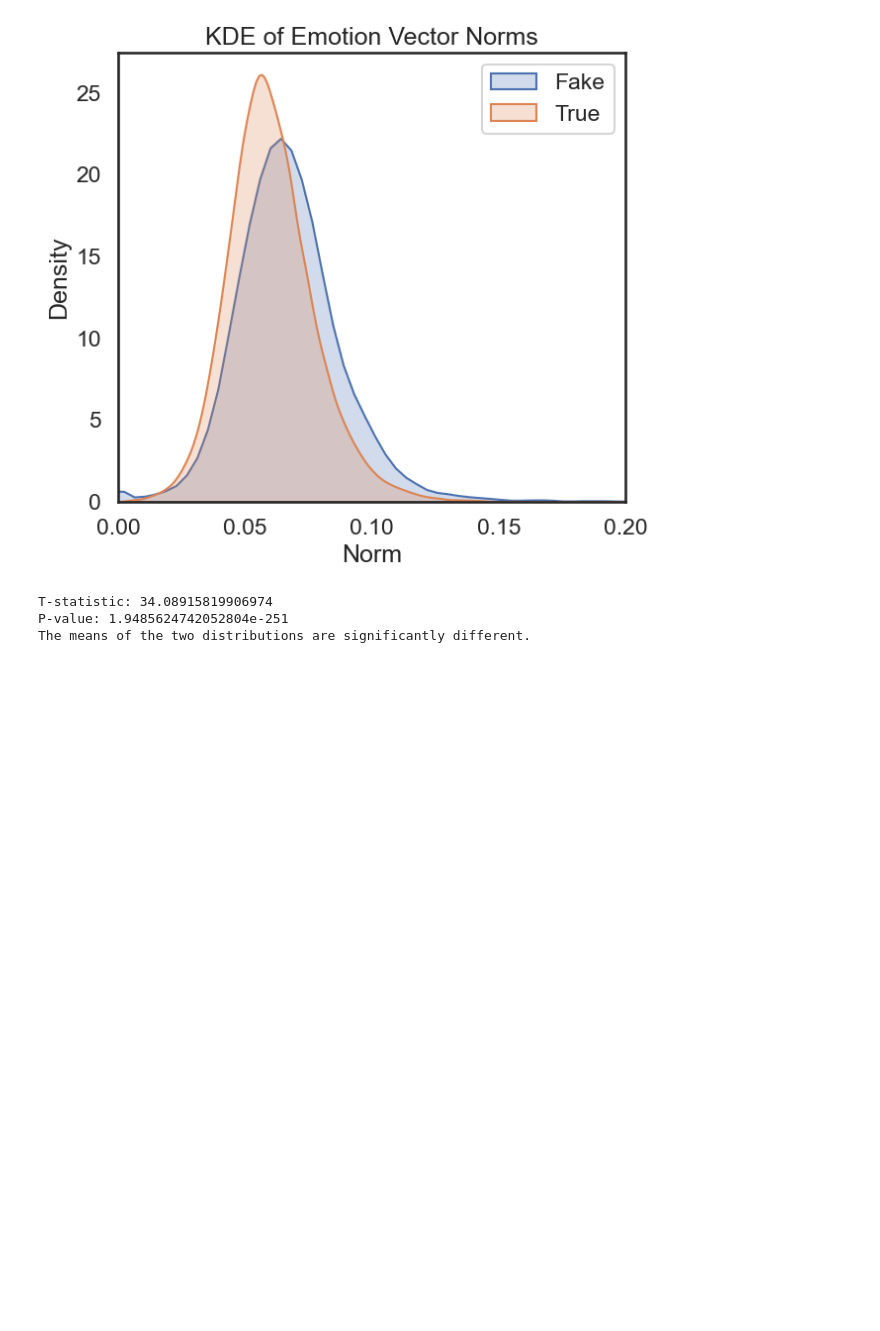
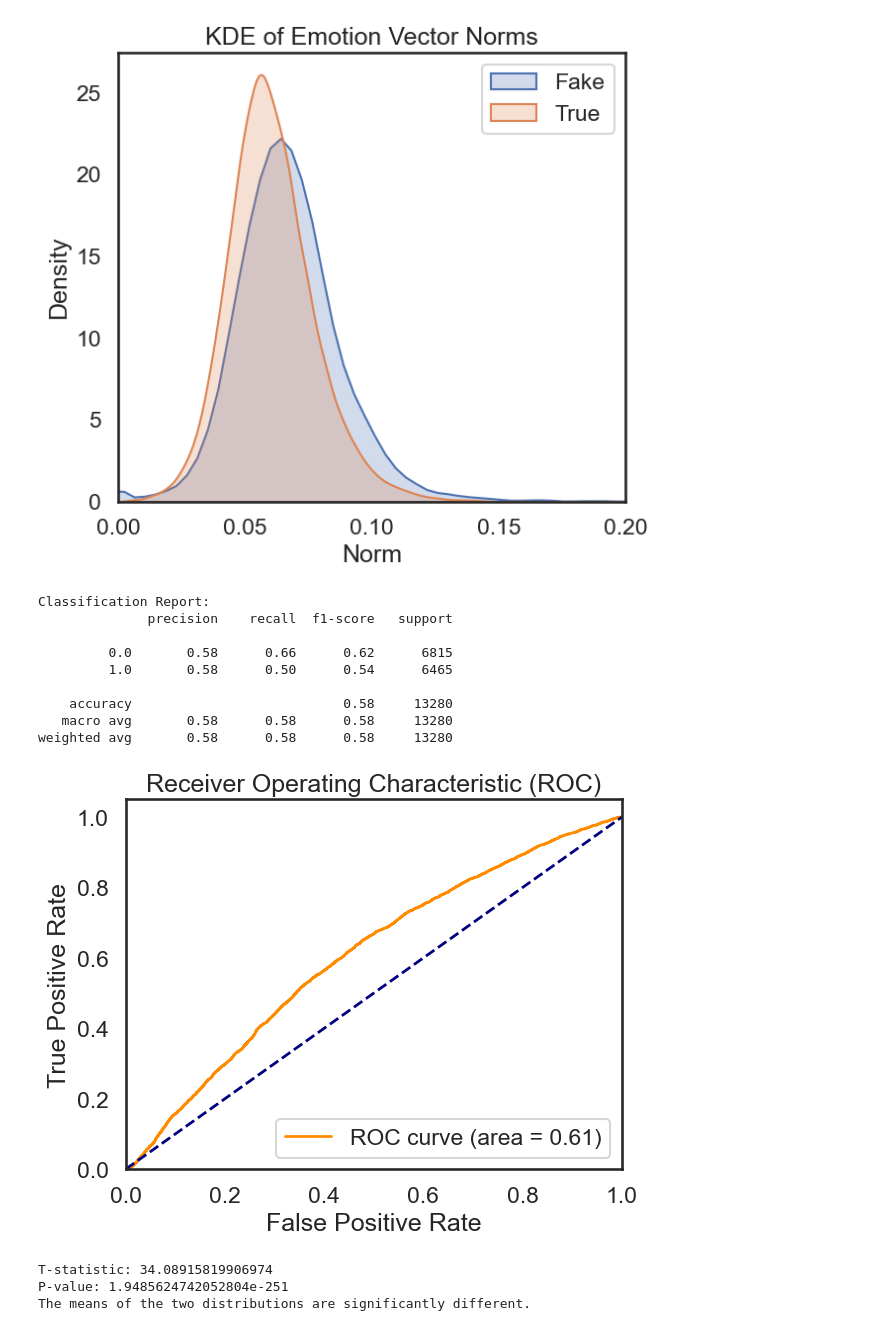
Before and after one commit to AdamLoydHarris/NLP_fake-news, a Jupyter notebook: Code/recurrent_network.ipynb, the cells around one changed output. Cells and saved outputs as stored; diff of their text form; code cells hidden in the pictures; blank space fills up the shorter version.

```diff
--- a/Code/recurrent_network.ipynb
+++ b/Code/recurrent_network.ipynb
@@ -544,6 +544,63 @@ This will become an error in seaborn v0.14.0; please update your code.
 
   sns.kdeplot(norms2, shade=True, label='True')
 [figure]
+# %%
+from sklearn.model_selection import train_test_split
+from sklearn.linear_model import LogisticRegression
+from sklearn.metrics import classification_report, roc_curve, auc
+
+norm_fake = norms1
+labels_fake = np.zeros((len(norms_fake)))
+norm_true = norms2
+labels_true = np.ones((len(norms_true)))
+
+X = np.concatenate((norm_true, norm_fake))
+y = np.concatenate((labels_true, labels_fake))
+
+# Step 2: Train-test split
+X_train, X_test, y_train, y_test = train_test_split(X, y, test_size=0.3, random_state=42)
+
+# Reshape the data for scikit-learn (expects 2D array for features)
+X_train = X_train.reshape(-1, 1)
+X_test = X_test.reshape(-1, 1)
+
+# Step 3: Logistic Regression
+model = LogisticRegression()
+model.fit(X_train, y_train)
+
+# Make predictions
+y_pred = model.predict(X_test)
+y_pred_proba = model.predict_proba(X_test)[:, 1]
+
+# Evaluate the model
+print("Classification Report:")
+print(classification_report(y_test, y_pred))
+
+# Plot ROC curve
+fpr, tpr, _ = roc_curve(y_test, y_pred_proba)
+roc_auc = auc(fpr, tpr)
+
+plt.figure()
+plt.plot(fpr, tpr, color='darkorange', lw=2, label=f'ROC curve (area = {roc_auc:.2f})')
+plt.plot([0, 1], [0, 1], color='navy', lw=2, linestyle='--')
+plt.xlim([0.0, 1.0])
+plt.ylim([0.0, 1.05])
+plt.xlabel('False Positive Rate')
+plt.ylabel('True Positive Rate')
+plt.title('Receiver Operating Characteristic (ROC)')
+plt.legend(loc="lower right")
+plt.show()
+# %% [output]
+Classification Report:
+              precision    recall  f1-score   support
+
+         0.0       0.58      0.66      0.62      6815
+         1.0       0.58      0.50      0.54      6465
+
+    accuracy                           0.58     13280
+   macro avg       0.58      0.58      0.58     13280
+weighted avg       0.58      0.58      0.58     13280
+[figure, added]
 # %%
 import scipy.stats as stats
 t_stat, p_value = stats.ttest_ind(norms1, norms2)
```
Also changed, not shown: 10 other files.
